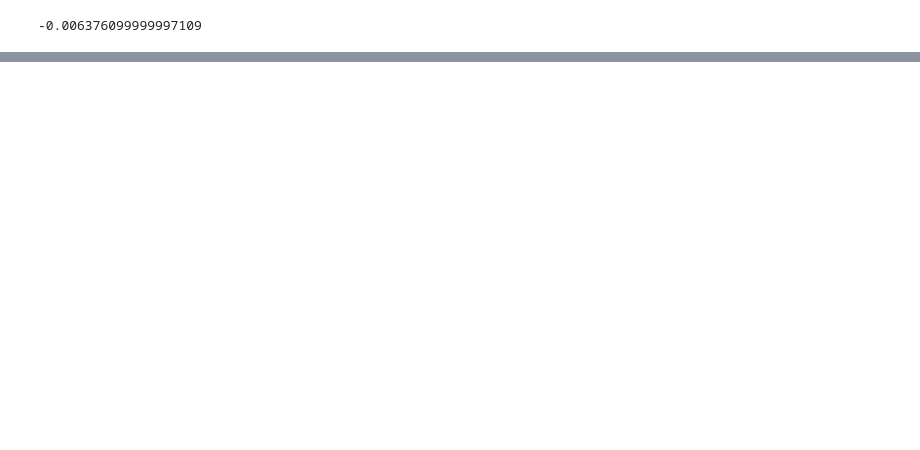
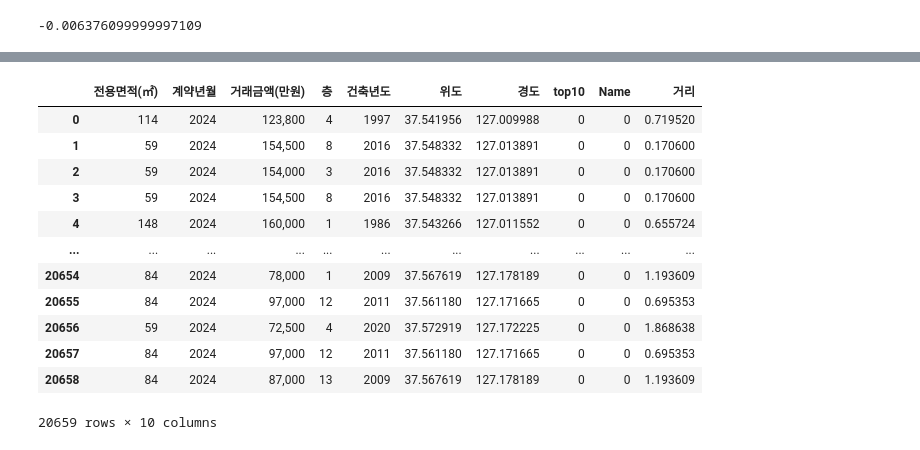
Before and after one commit to timothy2077/ChocoElf_SangWoon, a Jupyter notebook: AIFFEL_quest/seoul_2024_apart.ipynb, the cells around one changed output, grey strips where cells are left out. Cells and saved outputs as stored; diff of their text form; code cells hidden in the pictures; blank space fills up the shorter version.

```diff
--- a/AIFFEL_quest/seoul_2024_apart.ipynb
+++ b/AIFFEL_quest/seoul_2024_apart.ipynb
@@ -223,0 +312,20 @@ df_test['위도'].iloc()[0] - df_test['위도'].iloc()[1]
+# %%
+df_test = df_test.drop(['Unnamed: 0', '단지명'], axis = 1)
+# %%
+df_test = df_test.drop(['주소'], axis = 1)
+# %%
+df_test
+# %% [output]
+|  | 전용면적(㎡) | 계약년월 | 거래금액(만원) | 층 | 건축년도 | 위도 | 경도 | top10 | Name | 거리 |
+| 0 | 114 | 2024 | 123,800 | 4 | 1997 | 37.541956 | 127.009988 | 0 | 0 | 0.719520 |
+| 1 | 59 | 2024 | 154,500 | 8 | 2016 | 37.548332 | 127.013891 | 0 | 0 | 0.170600 |
+| 2 | 59 | 2024 | 154,000 | 3 | 2016 | 37.548332 | 127.013891 | 0 | 0 | 0.170600 |
+| 3 | 59 | 2024 | 154,500 | 8 | 2016 | 37.548332 | 127.013891 | 0 | 0 | 0.170600 |
+| 4 | 148 | 2024 | 160,000 | 1 | 1986 | 37.543266 | 127.011552 | 0 | 0 | 0.655724 |
+| ... | ... | ... | ... | ... | ... | ... | ... | ... | ... | ... |
+| 20654 | 84 | 2024 | 78,000 | 1 | 2009 | 37.567619 | 127.178189 | 0 | 0 | 1.193609 |
+| 20655 | 84 | 2024 | 97,000 | 12 | 2011 | 37.561180 | 127.171665 | 0 | 0 | 0.695353 |
+| 20656 | 59 | 2024 | 72,500 | 4 | 2020 | 37.572919 | 127.172225 | 0 | 0 | 1.868638 |
+| 20657 | 84 | 2024 | 97,000 | 12 | 2011 | 37.561180 | 127.171665 | 0 | 0 | 0.695353 |
+| 20658 | 84 | 2024 | 87,000 | 13 | 2009 | 37.567619 | 127.178189 | 0 | 0 | 1.193609 |
+20659 rows × 10 columns
```
Also changed, not shown: parts of 9 cells of this notebook, 3 other files.
